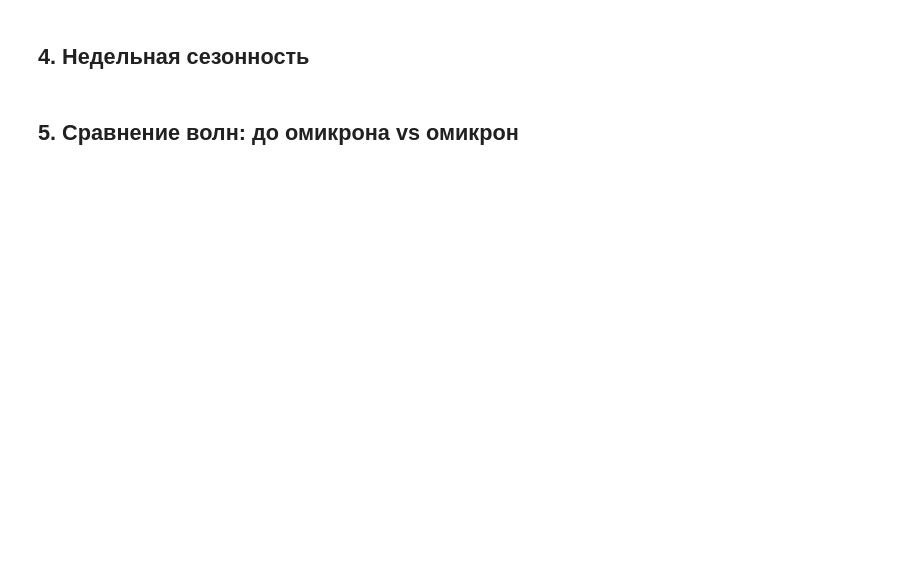
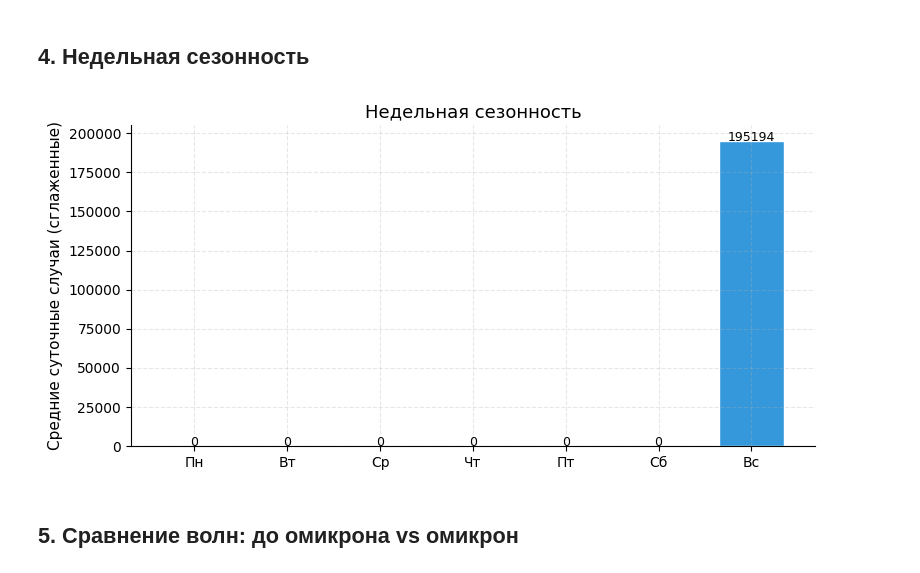
Before and after one commit to dmikib/covid19-xai, a Jupyter notebook: notebooks/01_eda.ipynb, the cells around one changed output. Drawn from its saved outputs; the diff is of its cells as text; code cells hidden in the pictures; blank space fills up the shorter version.

```diff
--- a/notebooks/01_eda.ipynb
+++ b/notebooks/01_eda.ipynb
@@ -88,21 +412,24 @@ plt.show()
 # %% [markdown]
 ## 4. Недельная сезонность
 # %%
-df_covid["weekday"] = df_covid["date"].dt.day_name()
+df_full["weekday"] = df_full["date"].dt.day_name()
 weekday_order = ["Monday","Tuesday","Wednesday","Thursday","Friday","Saturday","Sunday"]
-weekly = df_covid.groupby("weekday")["new_cases"].mean().reindex(weekday_order)
+weekly = df_full.groupby("weekday")["new_cases"].mean().reindex(weekday_order)
+
 fig, ax = plt.subplots(figsize=(8, 4))
 bars = ax.bar(range(7), weekly.values, color="#3498db", edgecolor="white", width=0.7)
 ax.set_xticks(range(7))
 ax.set_xticklabels(["Пн","Вт","Ср","Чт","Пт","Сб","Вс"])
-ax.set_ylabel("Средние суточные случаи")
+ax.set_ylabel("Средние суточные случаи (сглаженные)")
 ax.set_title("Недельная сезонность")
 for bar, val in zip(bars, weekly.values):
     ax.text(bar.get_x() + bar.get_width()/2, bar.get_height() + 50,
             f"{val:.0f}", ha="center", fontsize=9)
 plt.tight_layout()
 plt.savefig(f"{FIGURES}/01_weekly_pattern.png", dpi=150, bbox_inches="tight")
 plt.show()
+# %% [output]
+[figure, added]
 # %% [markdown]
 ## 5. Сравнение волн: до омикрона vs омикрон
 # %%
```
Also changed, not shown: parts of 24 cells of this notebook.
